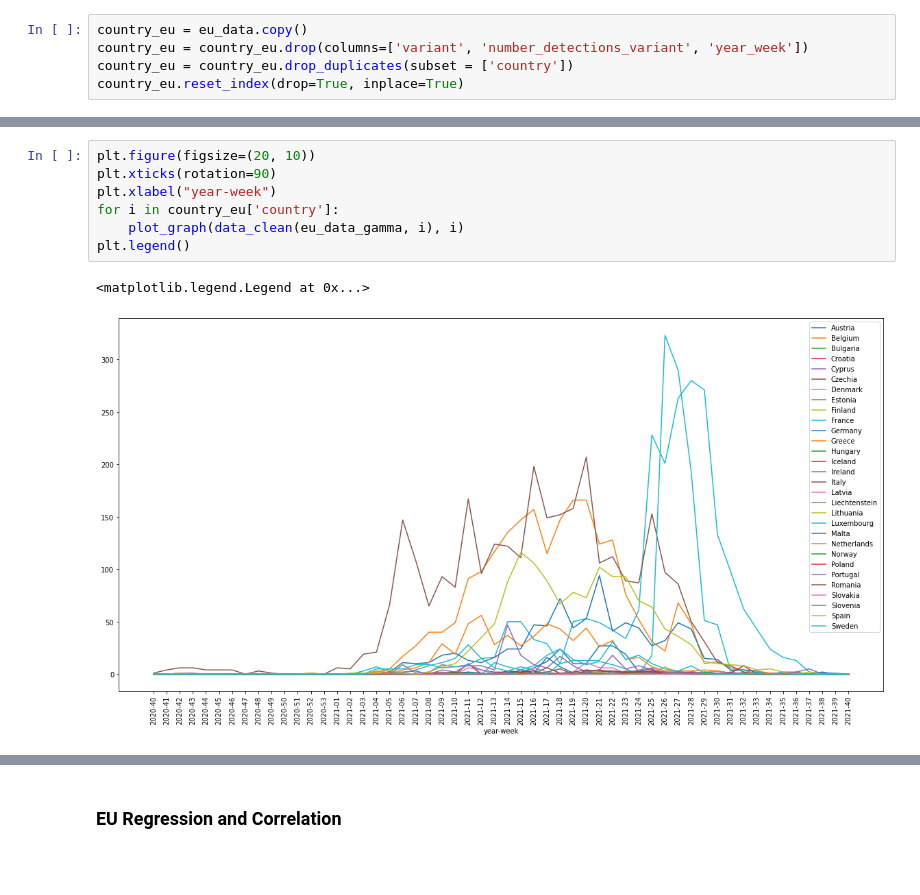
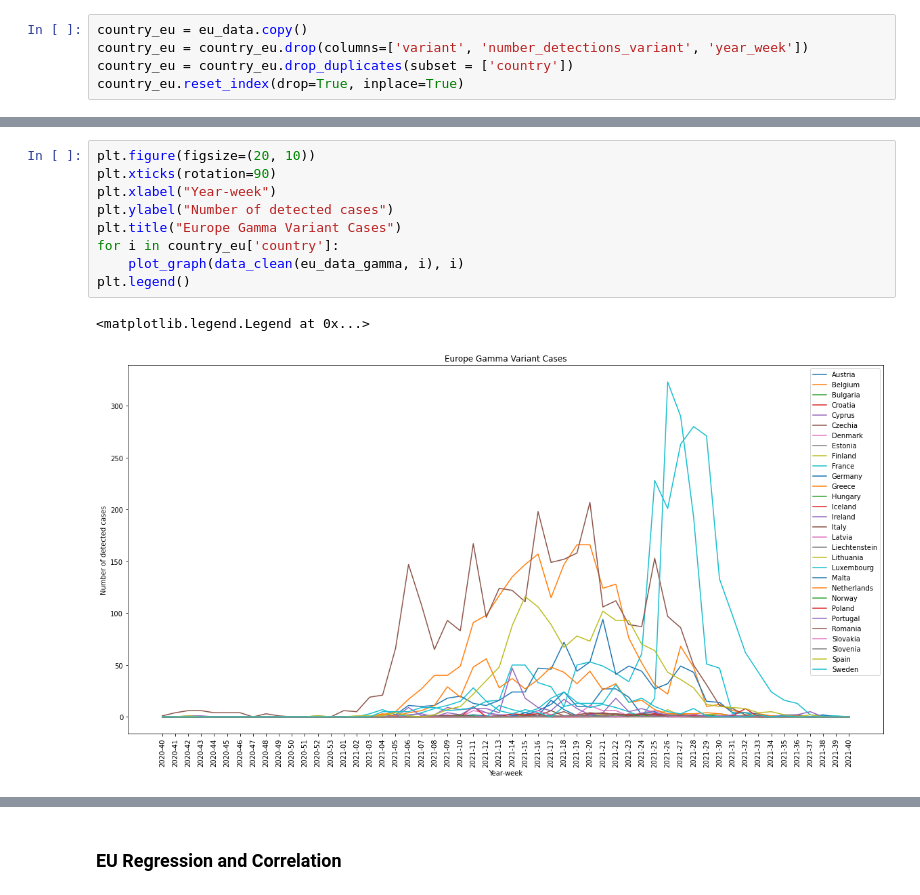
Before and after one commit to ssuntoso/stat1005-covid19-loc-time, a Jupyter notebook: Analysis_code.ipynb, the cells around one changed output, grey strips where cells are left out. Cells and saved outputs as stored; diff of their text form; blank space fills up the shorter version.

```diff
--- a/Analysis_code.ipynb
+++ b/Analysis_code.ipynb
@@ -120,13 +124,15 @@ plt.legend()
 # %%
 plt.figure(figsize=(20, 10))
 plt.xticks(rotation=90)
-plt.xlabel("year-week")
+plt.xlabel("Year-week")
+plt.ylabel("Number of detected cases")
+plt.title("Europe Gamma Variant Cases")
 for i in country_eu['country']:
     plot_graph(data_clean(eu_data_gamma, i), i)
 plt.legend()
 # %% [output]
 <matplotlib.legend.Legend at 0x...>
-[figure, old version]
+[figure, new version]
 # %%
 plt.figure(figsize=(20, 10))
 plt.xticks(rotation=90)
```
Also changed, not shown: parts of 22 cells of this notebook, 2 other files.
